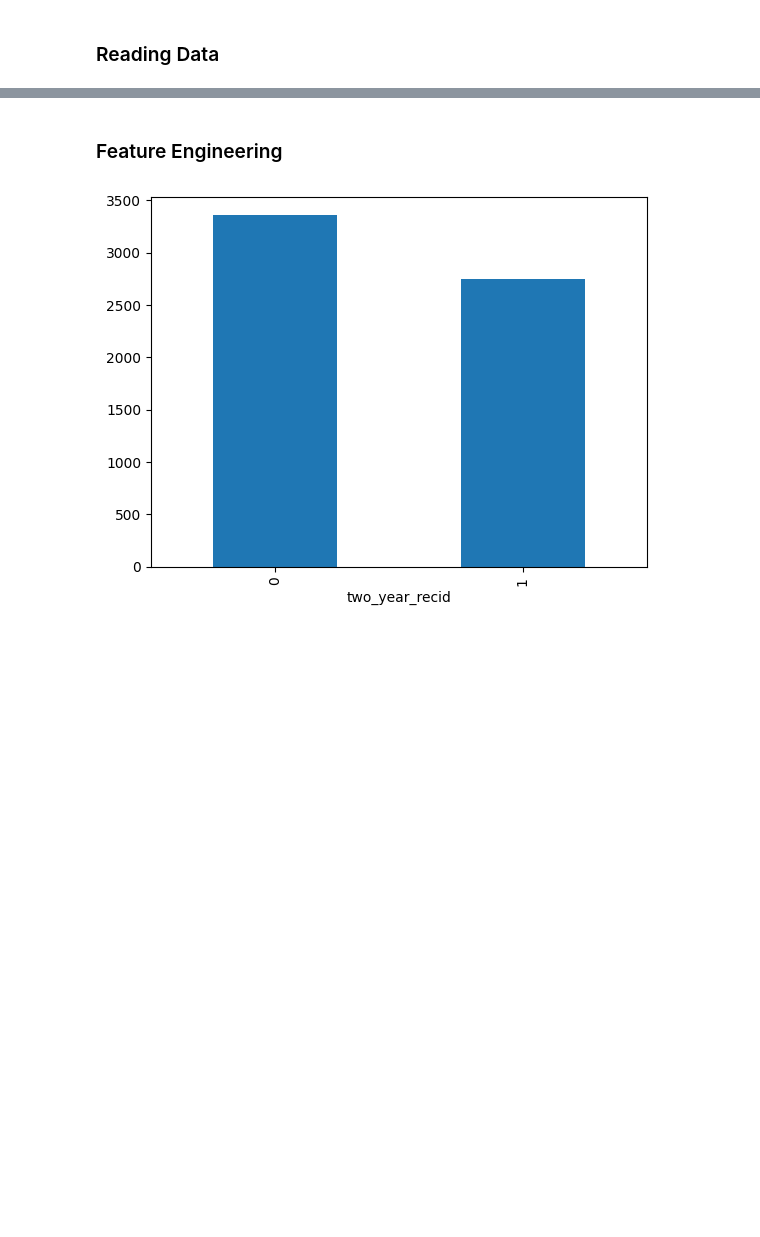
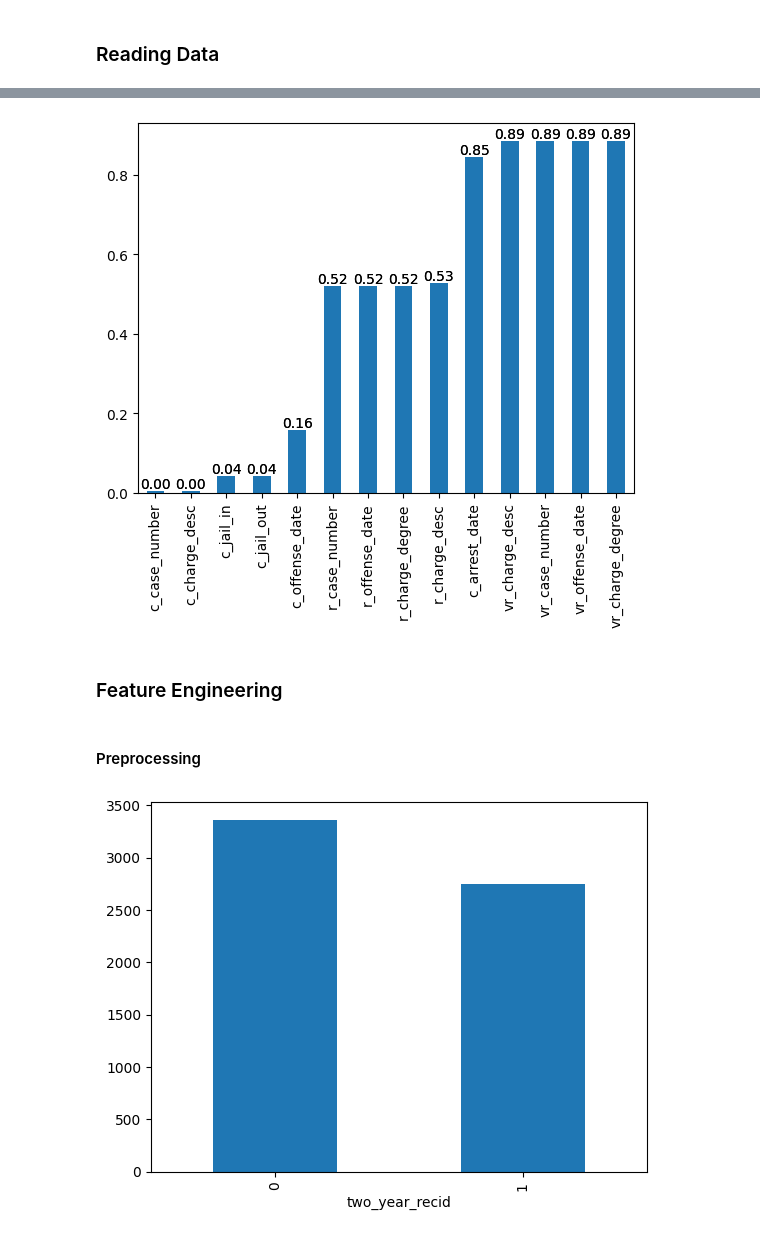
Before and after one commit to LDSAJPinto1306/Capstone-LDSA, a Jupyter notebook: Base Model.ipynb, the cells around one changed output, grey strips where cells are left out. Drawn from its saved outputs; the diff is of its cells as text; code cells hidden in the pictures; blank space fills up the shorter version.

```diff
--- a/Base Model.ipynb
+++ b/Base Model.ipynb
@@ -51,8 +52,29 @@ df.head()
 | 2 | 3 | willie gray | Male | 1959-01-12 | 57 | African-American | 2014-10-31 12:02:01 | 2014-10-31 01:47:05 | 14040148MU10A | ... |
 | 3 | 4 | nickson marcellus | Male | 1996-07-11 | 19 | African-American | 2014-01-23 03:19:30 | 2014-01-23 01:04:34 | 13017969CF10A | ... |
 | 4 | 5 | patria barnes | Female | 1978-06-06 | 37 | Other | 2013-12-08 01:55:28 | 2013-12-09 02:00:59 | 13022717MM10A | ... |
+# %%
+nas=df.isna().sum().apply(lambda x: x/len(df)).sort_values()
+nas_plot= nas[nas!=0]
+nas_plot.plot(kind='bar')
+# Plot the bar chart
+ax = nas_plot.plot(kind='bar', label=True)
+
+# Add labels to the bars
+for p in ax.patches:
+    ax.annotate(f'{p.get_height():.2f}',
+                (p.get_x() + p.get_width() / 2., p.get_height()),
+                ha='center', va='center',
+                xytext=(0, 5),
+                textcoords='offset points')
+
+# Display the plot
+plt.show()
+# %% [output]
+[figure, added]
 # %% [markdown]
 ### Feature Engineering
+# %% [markdown]
+#### Preprocessing
 # %%
 target = 'two_year_recid'
 y = df[target]
```
Also changed, not shown: parts of 7 cells of this notebook, 1 other file.
